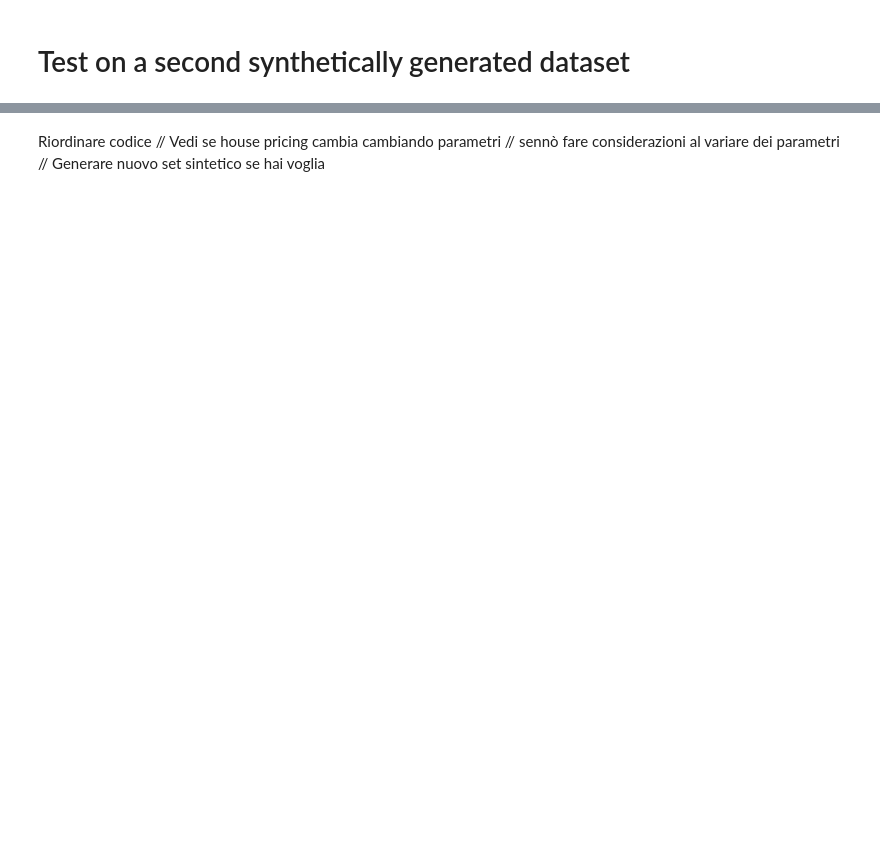
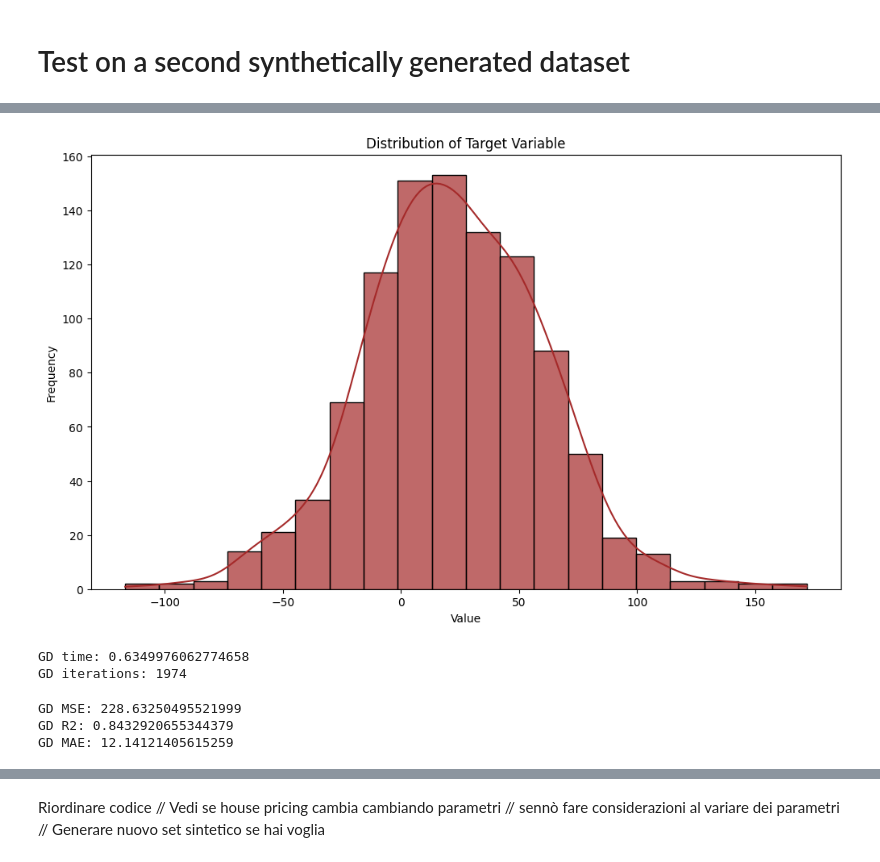
Before and after one commit to tommasomartinelli/Lasso_Admm, a Jupyter notebook: Lasso/NuovaProva/Lasso_SPOBD.ipynb, the cells around one changed output, grey strips where cells are left out. Drawn from its saved outputs; the diff is of its cells as text; code cells hidden in the pictures; blank space fills up the shorter version.

```diff
--- a/Lasso/NuovaProva/Lasso_SPOBD.ipynb
+++ b/Lasso/NuovaProva/Lasso_SPOBD.ipynb
@@ -382,13 +386,11 @@ X_categorical = np.random.choice([0, 1, 2], size=(n_samples, n_cat_features))
 
 X = np.concatenate((X_numeric, X_categorical), axis=1)
 # %%
-true_weights_numeric = np.random.uniform(-2, 2, n_num_features)
+true_weights_numeric = np.random.uniform(-10, 10, n_num_features)
 
 true_weights_categorical = np.random.uniform(-2, 2, n_cat_features)
 
-true_weights = np.concatenate((true_weights_numeric, true_weights_categorical))
-
-y = X_numeric @ true_weights_numeric + X_categorical @ true_weights_categorical + 0.1 * np.random.randn(n_samples)
+y = (X_numeric @ true_weights_numeric + X_categorical @ true_weights_categorical + 14 + 0.25 * np.random.randn(n_samples) + np.sin(0.1 * X_numeric[:, 0]) + np.exp(0.35 * X_numeric[:, 1]) + np.cos(0.7 * X_numeric[:, 2]) * X_categorical[:, 0] + np.tanh(0.1 * X_numeric[:, 4]) * X_categorical[:, 1] + 0.45 * np.random.uniform(-10, 71, n_samples))
 # %%
 fig, axes = plt.subplots(nrows=2, ncols=n_num_features // 2, figsize=(12, 8))
 
@@ -413,0 +432,10 @@ plt.show()
+# %%
+# visualize distribution of target variable
+plt.figure(figsize=(12, 7))
+sns.histplot(y, bins=20, kde=True, color='brown', alpha=0.7)
+plt.title('Distribution of Target Variable')
+plt.xlabel('Value')
+plt.ylabel('Frequency')
+plt.show()
+# %% [output]
+[figure, added]
@@ -413,0 +462,26 @@ plt.show()
+# %%
+# Lasso Gd
+start_time = time.time()
+lasso_gd_2 = LassoReg(step_size, max_iterations, l1_penalty, tolerance)
+lasso_gd_2.fit(X_train_2, y_train_2, algo="gd")
+y_pred_gd_2 = lasso_gd_2.predict(X_test_2)
+gd_time_2 = time.time() - start_time
+print(f"GD time: {gd_time_2}")
+iterations_gd_2 = lasso_gd_2.iterations
+print(f"GD iterations: {iterations_gd_2}")
+# %% [output]
+GD time: 0.6349976062774658
+GD iterations: 1974
+# %%
+# metrics
+mse_gd_2 = mean_squared_error(y_test_2, y_pred_gd_2)
+r2_gd_2 = r2_score(y_test_2, y_pred_gd_2)
+mae_gd_2 = mean_absolute_error(y_test_2, y_pred_gd_2)
+
+print(f"GD MSE: {mse_gd_2}")
+print(f"GD R2: {r2_gd_2}")
+print(f"GD MAE: {mae_gd_2}")
+# %% [output]
+GD MSE: 228.63250495521999
+GD R2: 0.8432920655344379
+GD MAE: 12.14121405615259
```
Also changed, not shown: parts of 29 cells of this notebook.
